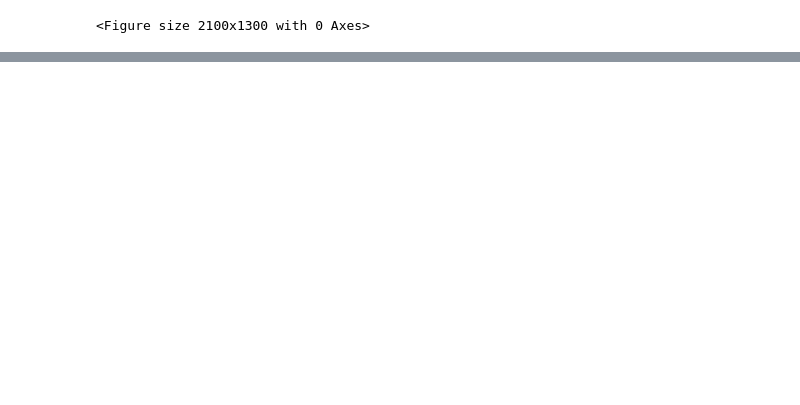
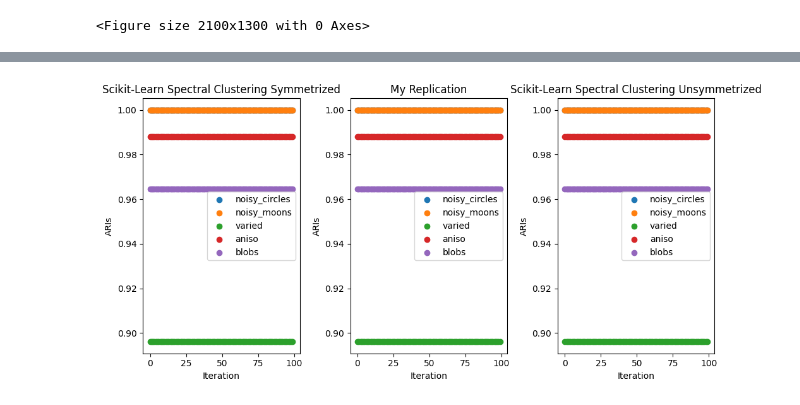
Before and after one commit to kareef928/sklearn-proj, a Jupyter notebook: kneighbors_test.ipynb, the cells around one changed output, grey strips where cells are left out. Cells and saved outputs as stored; diff of their text form; code cells hidden in the pictures; blank space fills up the shorter version.

```diff
--- a/kneighbors_test.ipynb
+++ b/kneighbors_test.ipynb
@@ -151,0 +284,12 @@ print(nearest_neighbors_total_count)
+# %%
+ari_list_lse_symm = {}
+for i_dataset, (dataset, mat) in enumerate(nearest_neighbors_graphs_symm.items()):
+    lse = LaplacianSpectralEmbed()
+    Xhat = lse.fit_transform(mat)
+
+    #Xhat_combined = np.concatenate((Xhat, Yhat), axis=1)
+    kmeans_ = KMeans()
+
+    c_hat_kmeans = kmeans_.fit_predict(Xhat)
+    c_hat_kmeans = remap_labels(labels_list[i_dataset], c_hat_kmeans)
+    ari_list_lse_symm[dataset] = adjusted_rand_score(labels_list[i_dataset], c_hat_kmeans)
@@ -151,0 +457,31 @@ print(nearest_neighbors_total_count)
+# %%
+fig, axs = plt.subplots(1, 3, figsize=(10, 5))
+for key, value in sk_ari_dict.items():
+    axs[0].scatter(np.arange(100), value, label=key)
+
+for key, value in sk_ari_dict_2.items():
+    axs[1].scatter(np.arange(100), value, label=key)
+
+for key, value in sk_asymm_ari_dict_2.items():
+    axs[2].scatter(np.arange(100), value, label=key)
+
+axs[0].legend()
+axs[1].legend()
+axs[2].legend()
+
+axs[0].set_title("Scikit-Learn Spectral Clustering Symmetrized")
+axs[1].set_title("My Replication")
+axs[2].set_title("Scikit-Learn Spectral Clustering Unsymmetrized")
+
+axs[0].set_xlabel("Iteration")
+axs[1].set_xlabel("Iteration")
+axs[2].set_xlabel("Iteration")
+
+axs[0].set_ylabel("ARIs")
+axs[1].set_ylabel("ARIs")
+axs[2].set_ylabel("ARIs")
+
+plt.tight_layout()
+plt.show()
+# %% [output]
+[figure, added]
```
Also changed, not shown: parts of 30 cells of this notebook.
